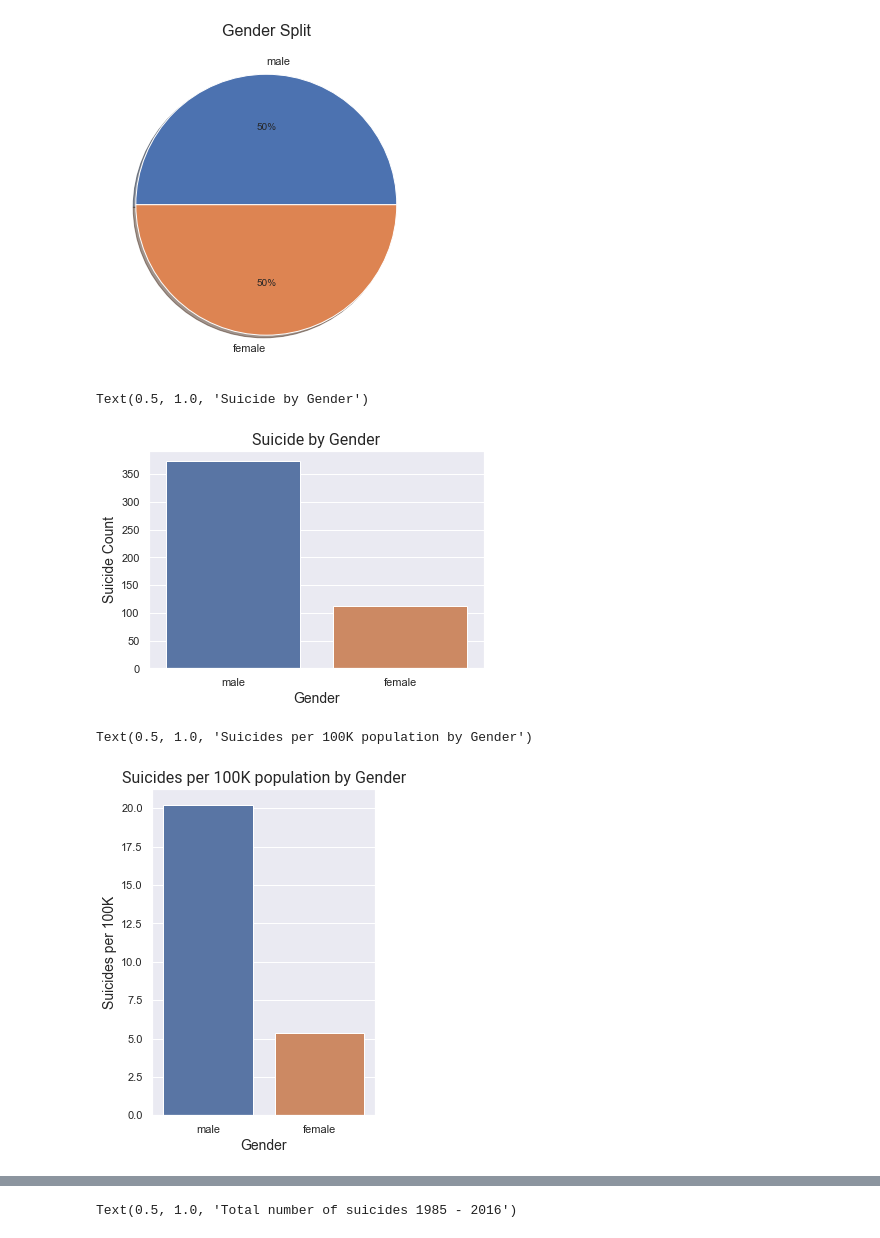
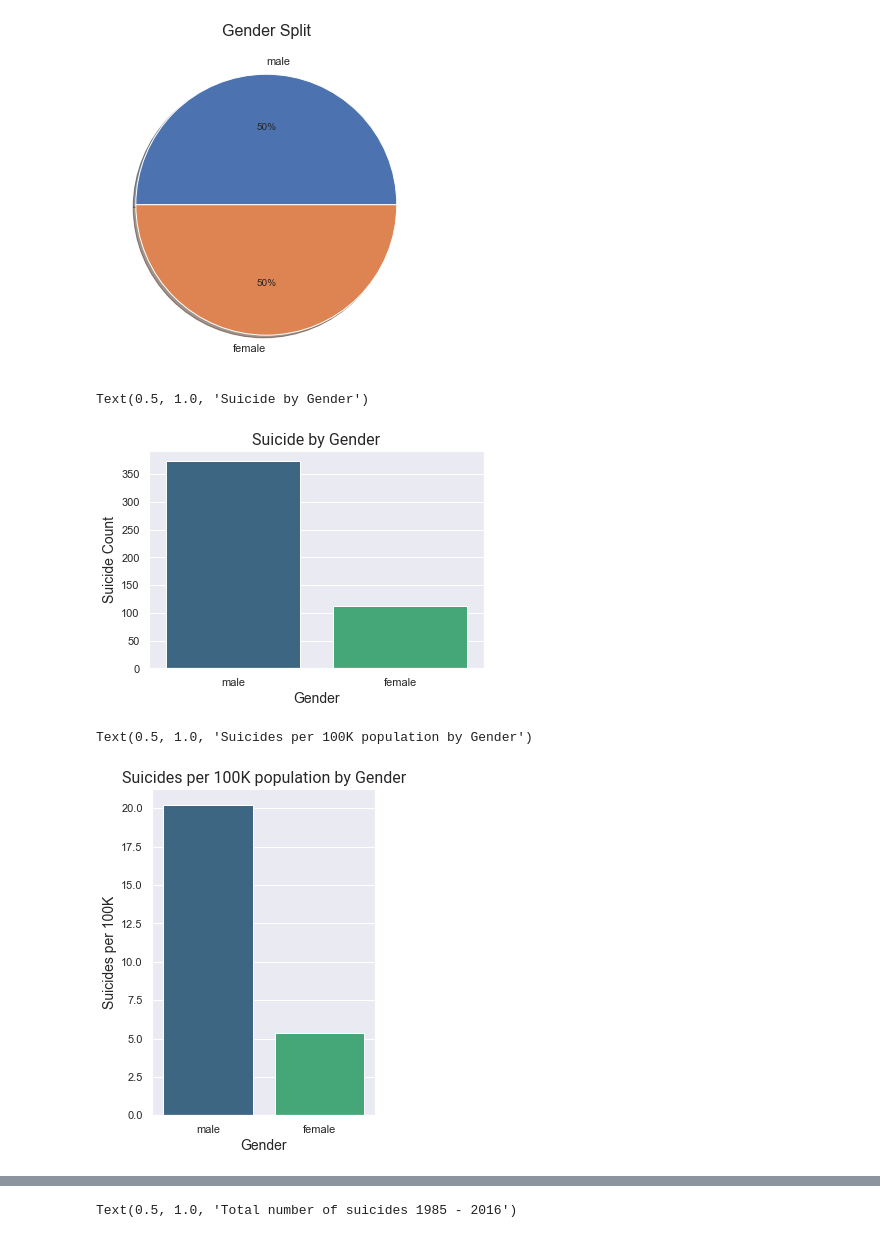
Before and after one commit to ronaldonyango/us-accidents-eda, a Jupyter notebook: Suicide_Rates.ipynb, the cells around one changed output, grey strips where cells are left out. Cells and saved outputs as stored; diff of their text form; code cells hidden in the pictures.

```diff
--- a/Suicide_Rates.ipynb
+++ b/Suicide_Rates.ipynb
@@ -230,16 +230,16 @@ plt.show()
 # %% [output]
 [figure]
 # %%
-sns.barplot(x="sex", y="suicides_no", data=df, errorbar=None)
+sns.barplot(x="sex", y="suicides_no", data=df, errorbar=None, palette='viridis')
 plt.xlabel("Gender", fontsize = 14)
 plt.ylabel("Suicide Count", fontsize = 14)
 plt.title("Suicide by Gender", fontsize = 16,  font = 'Roboto')
 # %% [output]
 Text(0.5, 1.0, 'Suicide by Gender')
-[figure, old version]
+[figure, new version]
 # %%
 plt.figure(figsize=(4,6))
-ax = sns.barplot(data=df, x='sex',  y='suicides/100k pop', errorbar=None)
+ax = sns.barplot(data=df, x='sex',  y='suicides/100k pop', errorbar=None, palette='viridis')
 plt.xlabel("Gender", fontsize = 14)
 plt.ylabel("Suicides per 100K", fontsize = 14)
 plt.xticks(rotation=0)
@@ -247,6 +247,6 @@ plt.xticks(rotation=0)
 plt.title("Suicides per 100K population by Gender", fontsize = 16, font = 'Roboto')
 # %% [output]
 Text(0.5, 1.0, 'Suicides per 100K population by Gender')
-[figure, old version]
+[figure, new version]
 # %%
 plt.figure(figsize=(8,6))
```
Also changed, not shown: parts of 5 cells of this notebook.
